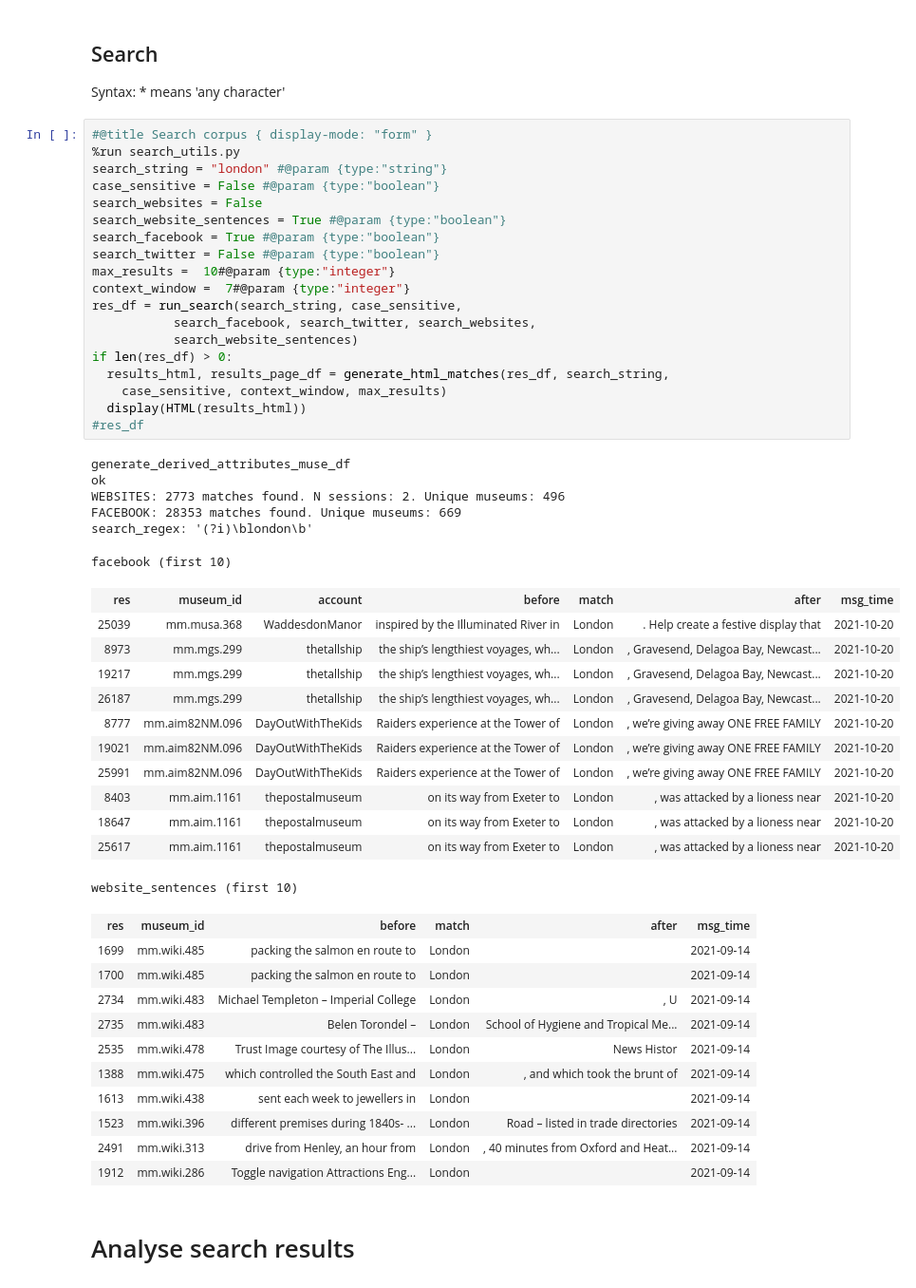
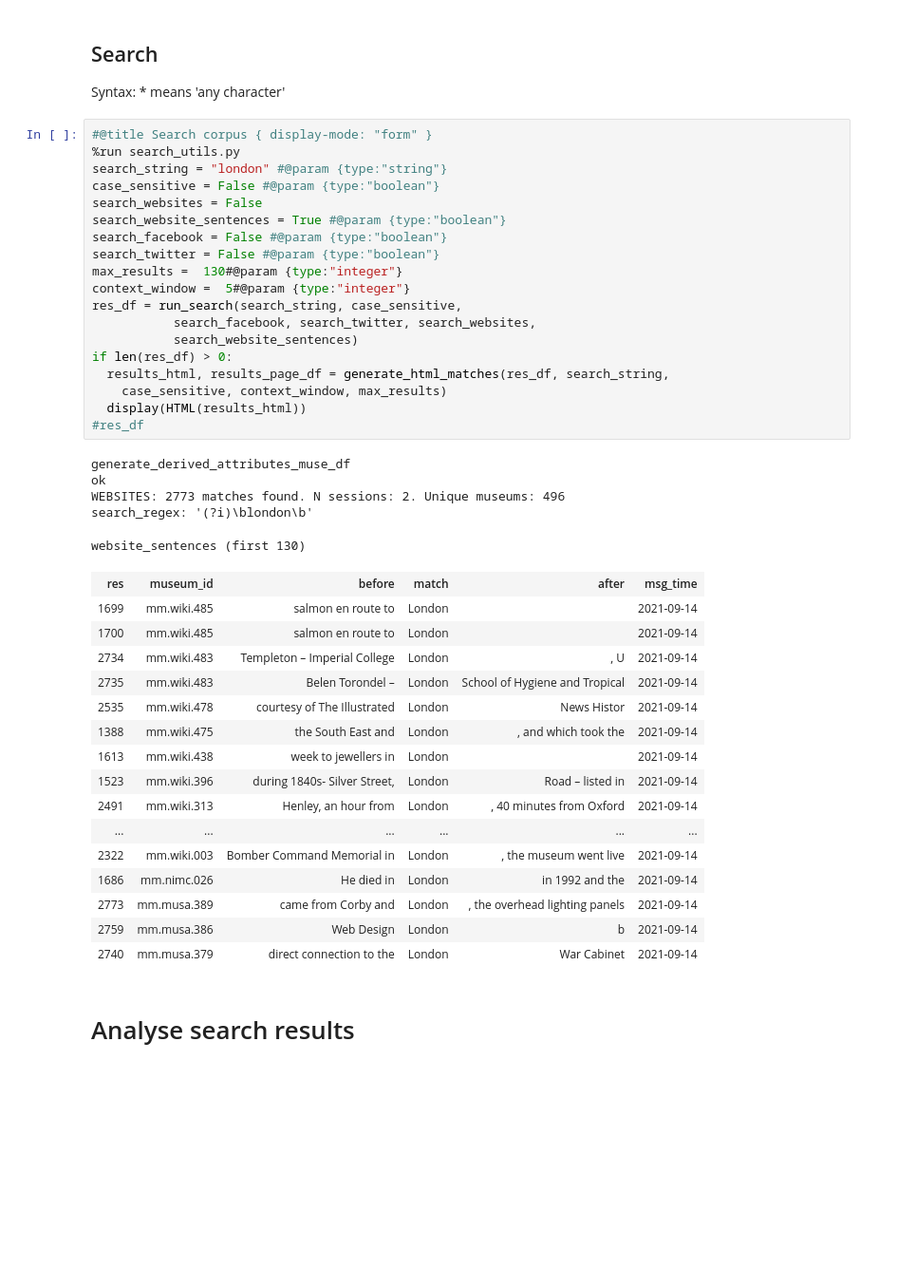
Before and after one commit to Birkbeck/museums-in-the-pandemic, a Jupyter notebook: mip/mip_search_app/google_collab_backup/mip_search_app_v1.ipynb, the cells around one changed output. Shown at 95% size. Saved outputs shown, nothing was run; the diff lists cells and outputs as text; blank space fills up the shorter version.

```diff
--- a/mip/mip_search_app/google_collab_backup/mip_search_app_v1.ipynb
+++ b/mip/mip_search_app/google_collab_backup/mip_search_app_v1.ipynb
@@ -37,52 +37,44 @@ Syntax: * means 'any character'
 # %%
 #@title Search corpus { display-mode: "form" }
 %run search_utils.py
 search_string = "london" #@param {type:"string"}
 case_sensitive = False #@param {type:"boolean"}
 search_websites = False
 search_website_sentences = True #@param {type:"boolean"}
-search_facebook = True #@param {type:"boolean"}
+search_facebook = False #@param {type:"boolean"}
 search_twitter = False #@param {type:"boolean"}
-max_results =  10#@param {type:"integer"}
-context_window =  7#@param {type:"integer"}
+max_results =  130#@param {type:"integer"}
+context_window =  5#@param {type:"integer"}
 res_df = run_search(search_string, case_sensitive,
            search_facebook, search_twitter, search_websites,
            search_website_sentences)
 if len(res_df) > 0:
   results_html, results_page_df = generate_html_matches(res_df, search_string,
     case_sensitive, context_window, max_results)
   display(HTML(results_html))
 #res_df
 # %% [output]
 generate_derived_attributes_muse_df
 ok
 WEBSITES: 2773 matches found. N sessions: 2. Unique museums: 496
-FACEBOOK: 28353 matches found. Unique museums: 669
 search_regex: '(?i)\blondon\b'
-facebook (first 10)
+website_sentences (first 130)
-| res | museum_id | account | before | match | after | msg_time |
-| 25039 | mm.musa.368 | WaddesdonManor | inspired by the Illuminated River in | London | . Help create a festive display that | 2021-10-20 |
-| 8973 | mm.mgs.299 | thetallship | the ship’s lengthiest voyages, wh... | London | , Gravesend, Delagoa Bay, Newcast... | 2021-10-20 |
-| 19217 | mm.mgs.299 | thetallship | the ship’s lengthiest voyages, wh... | London | , Gravesend, Delagoa Bay, Newcast... | 2021-10-20 |
-| 26187 | mm.mgs.299 | thetallship | the ship’s lengthiest voyages, wh... | London | , Gravesend, Delagoa Bay, Newcast... | 2021-10-20 |
-| 8777 | mm.aim82NM.096 | DayOutWithTheKids | Raiders experience at the Tower of | London | , we’re giving away ONE FREE FAMILY | 2021-10-20 |
-| 19021 | mm.aim82NM.096 | DayOutWithTheKids | Raiders experience at the Tower of | London | , we’re giving away ONE FREE FAMILY | 2021-10-20 |
-| 25991 | mm.aim82NM.096 | DayOutWithTheKids | Raiders experience at the Tower of | London | , we’re giving away ONE FREE FAMILY | 2021-10-20 |
-| 8403 | mm.aim.1161 | thepostalmuseum | on its way from Exeter to | London | , was attacked by a lioness near | 2021-10-20 |
-| 18647 | mm.aim.1161 | thepostalmuseum | on its way from Exeter to | London | , was attacked by a lioness near | 2021-10-20 |
-| 25617 | mm.aim.1161 | thepostalmuseum | on its way from Exeter to | London | , was attacked by a lioness near | 2021-10-20 |
+| res | museum_id | before | match | after | msg_time |
+| 1699 | mm.wiki.485 | salmon en route to | London |  | 2021-09-14 |
+| 1700 | mm.wiki.485 | salmon en route to | London |  | 2021-09-14 |
+| 2734 | mm.wiki.483 | Templeton – Imperial College | London | , U | 2021-09-14 |
+| 2735 | mm.wiki.483 | Belen Torondel – | London | School of Hygiene and Tropical | 2021-09-14 |
+| 2535 | mm.wiki.478 | courtesy of The Illustrated | London | News Histor | 2021-09-14 |
+| 1388 | mm.wiki.475 | the South East and | London | , and which took the | 2021-09-14 |
+| 1613 | mm.wiki.438 | week to jewellers in | London |  | 2021-09-14 |
+| 1523 | mm.wiki.396 | during 1840s- Silver Street, | London | Road – listed in | 2021-09-14 |
+| 2491 | mm.wiki.313 | Henley, an hour from | London | , 40 minutes from Oxford | 2021-09-14 |
+| ... | ... | ... | ... | ... | ... |
+| 2322 | mm.wiki.003 | Bomber Command Memorial in | London | , the museum went live | 2021-09-14 |
+| 1686 | mm.nimc.026 | He died in | London | in 1992 and the | 2021-09-14 |
+| 2773 | mm.musa.389 | came from Corby and | London | , the overhead lighting panels | 2021-09-14 |
+| 2759 | mm.musa.386 | Web Design | London | b | 2021-09-14 |
+| 2740 | mm.musa.379 | direct connection to the | London | War Cabinet | 2021-09-14 |
-website_sentences (first 10)
-| res | museum_id | before | match | after | msg_time |
-| 1699 | mm.wiki.485 | packing the salmon en route to | London |  | 2021-09-14 |
-| 1700 | mm.wiki.485 | packing the salmon en route to | London |  | 2021-09-14 |
-| 2734 | mm.wiki.483 | Michael Templeton – Imperial College | London | , U | 2021-09-14 |
-| 2735 | mm.wiki.483 | Belen Torondel – | London | School of Hygiene and Tropical Me... | 2021-09-14 |
-| 2535 | mm.wiki.478 | Trust Image courtesy of The Illus... | London | News Histor | 2021-09-14 |
-| 1388 | mm.wiki.475 | which controlled the South East and | London | , and which took the brunt of | 2021-09-14 |
-| 1613 | mm.wiki.438 | sent each week to jewellers in | London |  | 2021-09-14 |
-| 1523 | mm.wiki.396 | different premises during 1840s- ... | London | Road – listed in trade directories | 2021-09-14 |
-| 2491 | mm.wiki.313 | drive from Henley, an hour from | London | , 40 minutes from Oxford and Heat... | 2021-09-14 |
-| 1912 | mm.wiki.286 | Toggle navigation Attractions Eng... | London |  | 2021-09-14 |
 # %% [markdown]
 # Analyse search results
 # %%
```
Also changed, not shown: parts of 1 cell of this notebook, 1 other file.
